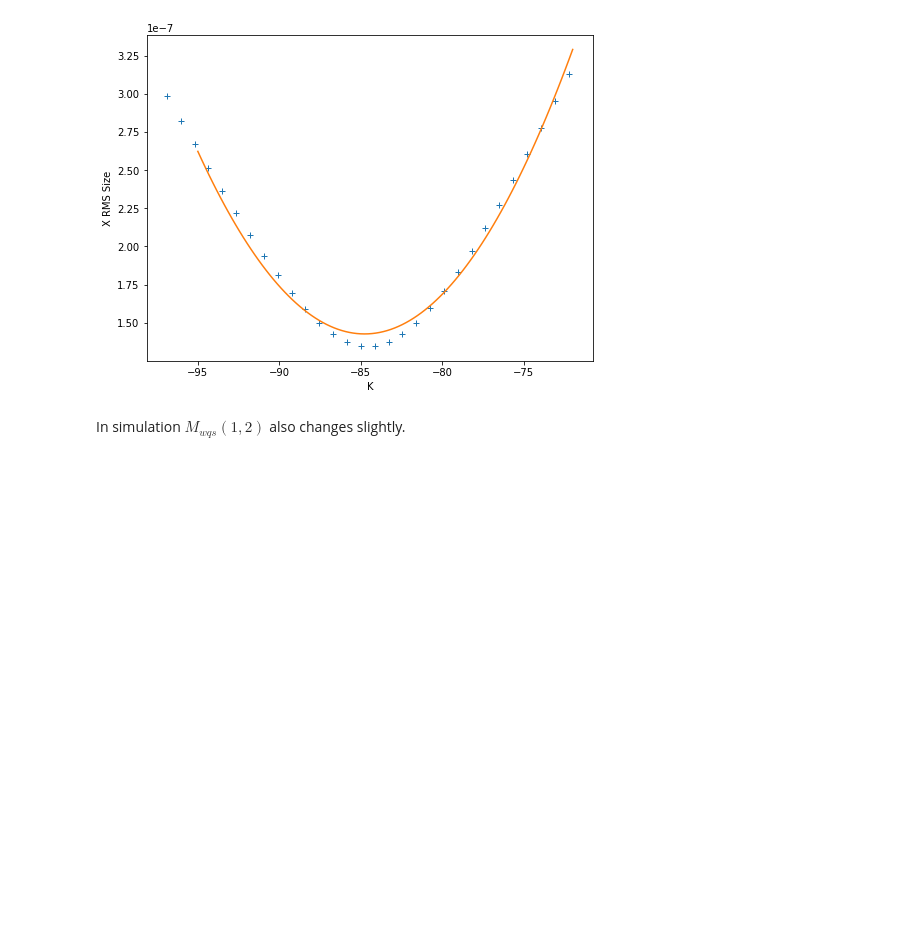
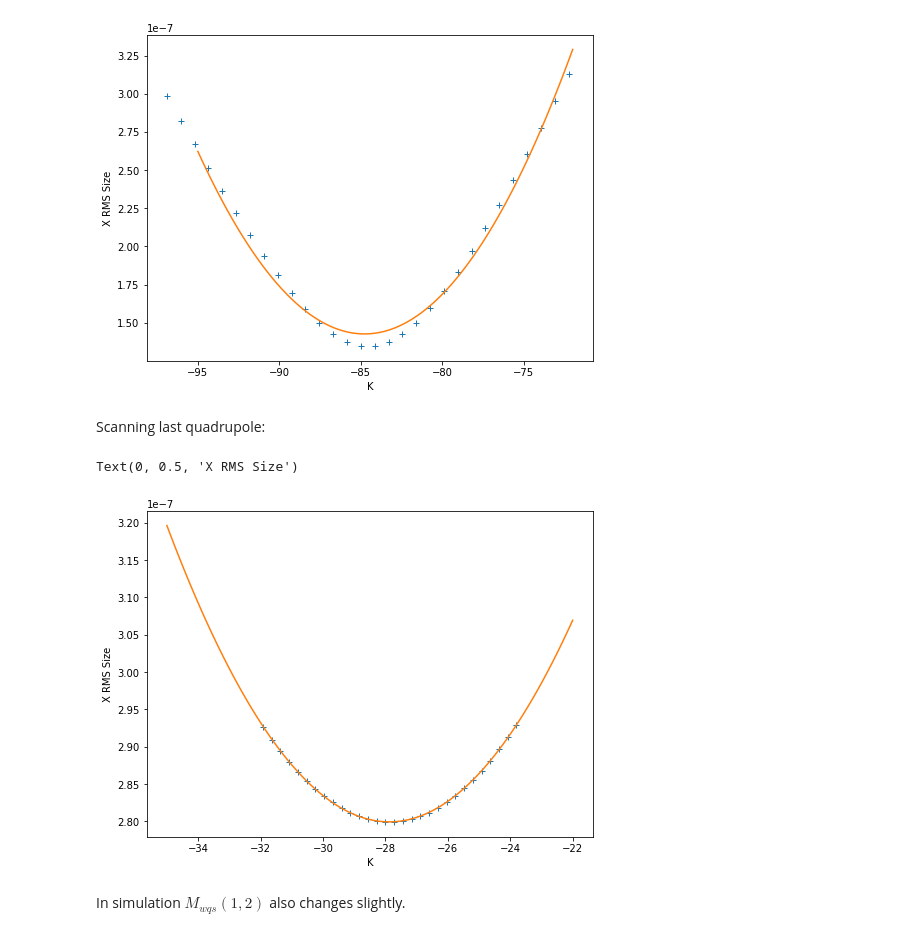
Before and after one commit to lenetsky/Control-Room-Group-3, a Jupyter notebook: project3.ipynb, the cells around one changed output. Saved outputs shown, nothing was run; the diff lists cells and outputs as text; code cells hidden in the pictures; blank space fills up the shorter version.

Commit message:
Add last quad scan and save as 'data1.txt'

```diff
--- a/project3.ipynb
+++ b/project3.ipynb
@@ -42,6 +43,23 @@ ax.set_ylabel('X RMS Size')
 # %% [output]
 Text(0, 0.5, 'X RMS Size')
 [figure]
+# %% [markdown]
+Scanning last quadrupole:
+# %%
+# Note wire scanners report in mm!
+dat = np.loadtxt('data1.txt')
+x = dat[:,0]; y = dat[:,1]/1e3
+z = np.polyfit(x,y,2)
+p = np.poly1d(z)
+xp = np.linspace(-35, -22, 100)
+fig, ax = plt.subplots(figsize=(8,6))
+ax.plot(x, y,'+')
+ax.plot(xp, p(xp))
+ax.set_xlabel('K')
+ax.set_ylabel('X RMS Size')
+# %% [output]
+Text(0, 0.5, 'X RMS Size')
+[figure, added]
 # %% [markdown]
 In simulation $M_{wqs}(1,2)$ also changes slightly.
 # %%
```
Also changed, not shown: parts of 1 cell of this notebook, 1 other file.
